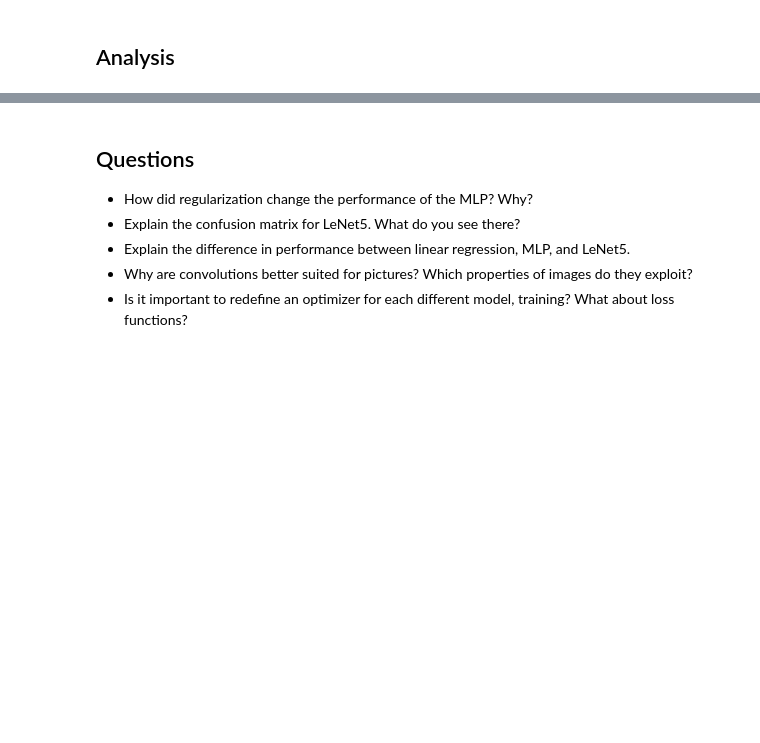
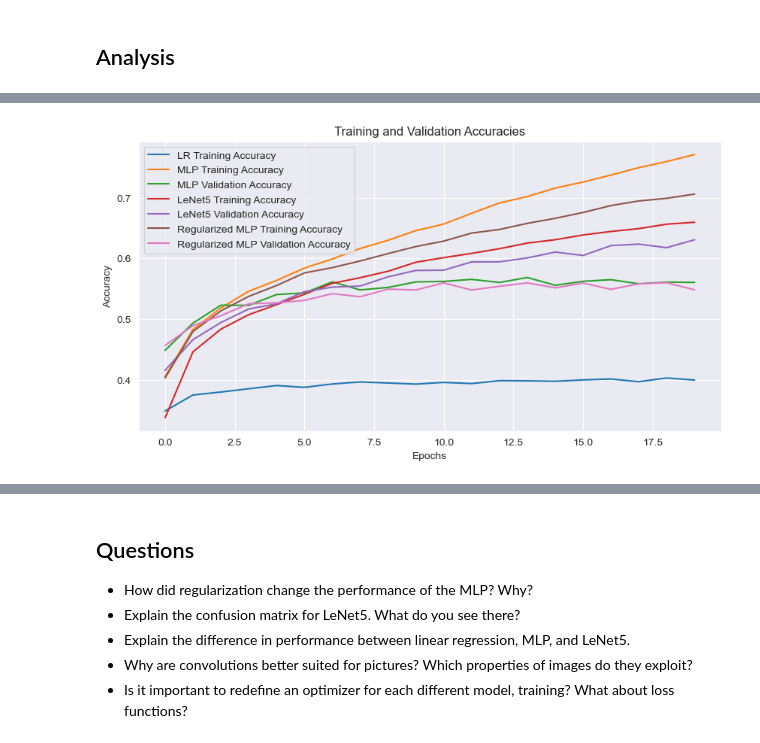
Before and after one commit to mak8427/Machine_Learning, a Jupyter notebook: 3_NAME1_NAME2_NAME3.ipynb, the cells around one changed output, grey strips where cells are left out. Drawn from its saved outputs; the diff is of its cells as text; code cells hidden in the pictures; blank space fills up the shorter version.

```diff
--- a/3_NAME1_NAME2_NAME3.ipynb
+++ b/3_NAME1_NAME2_NAME3.ipynb
@@ -337,0 +438,21 @@ num_epochs = 20
+# %%
+## TODO: Plot both train and val accuracies for all models.
+## What do you see?
+
+
+plt.figure(figsize=(10,5))
+plt.title("Training and Validation Accuracies")
+plt.plot(LO_train_accs, label="LR Training Accuracy")
+#plt.plot(LO_val_losses, label="LR Validation Accuracy")
+plt.plot(MLP_train_accs, label="MLP Training Accuracy")
+plt.plot(MLP_val_accs, label="MLP Validation Accuracy")
+plt.plot(cnn_train_accs, label="LeNet5 Training Accuracy")
+plt.plot(cnn_val_accs, label="LeNet5 Validation Accuracy")
+plt.plot(l2_train_accs, label="Regularized MLP Training Accuracy")
+plt.plot(l2_val_accs, label="Regularized MLP Validation Accuracy")
+plt.xlabel("Epochs")
+plt.ylabel("Accuracy")
+plt.legend()
+plt.show()
+# %% [output]
+[figure, added]
```
Also changed, not shown: parts of 27 cells of this notebook.
